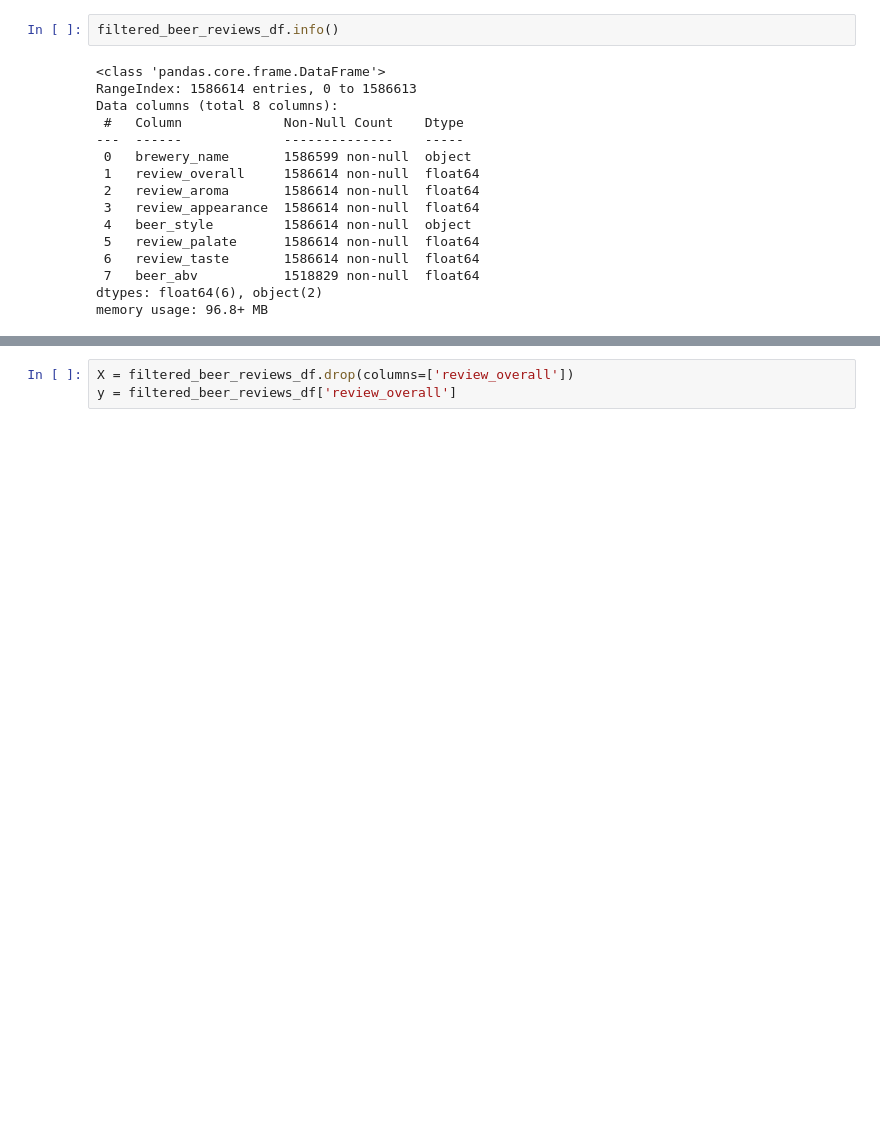
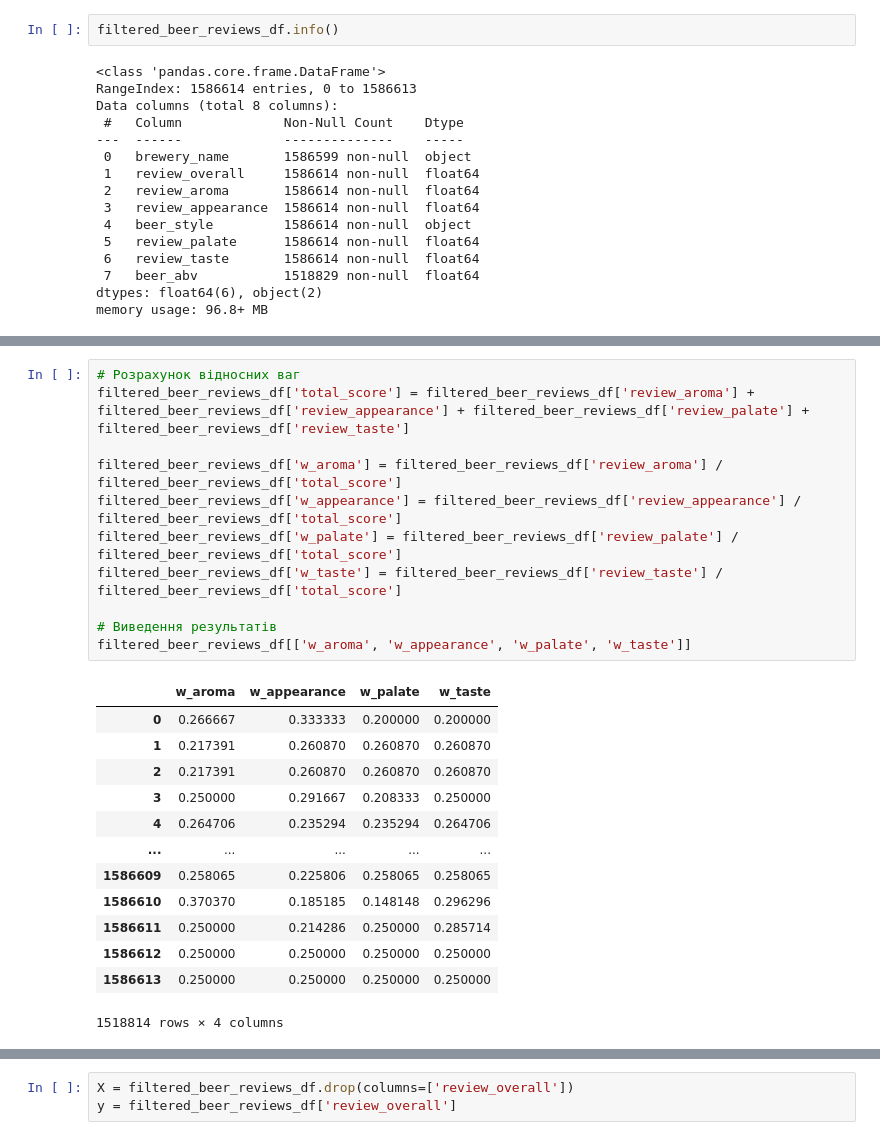
Before and after one commit to YuriiKlim/Projects, a Jupyter notebook: beer-reviews-predict.ipynb, the cells around one changed output, grey strips where cells are left out. Cells and saved outputs as stored; diff of their text form; blank space fills up the shorter version.

```diff
--- a/beer-reviews-predict.ipynb
+++ b/beer-reviews-predict.ipynb
@@ -111,0 +206,25 @@ For example, when doing 'df[col].method(value, inplace=True)', try using 'df.met
+# %%
+# Розрахунок відносних ваг
+filtered_beer_reviews_df['total_score'] = filtered_beer_reviews_df['review_aroma'] + filtered_beer_reviews_df['review_appearance'] + filtered_beer_reviews_df['review_palate'] + filtered_beer_reviews_df['review_taste']
+
+filtered_beer_reviews_df['w_aroma'] = filtered_beer_reviews_df['review_aroma'] / filtered_beer_reviews_df['total_score']
+filtered_beer_reviews_df['w_appearance'] = filtered_beer_reviews_df['review_appearance'] / filtered_beer_reviews_df['total_score']
+filtered_beer_reviews_df['w_palate'] = filtered_beer_reviews_df['review_palate'] / filtered_beer_reviews_df['total_score']
+filtered_beer_reviews_df['w_taste'] = filtered_beer_reviews_df['review_taste'] / filtered_beer_reviews_df['total_score']
+
+# Виведення результатів
+filtered_beer_reviews_df[['w_aroma', 'w_appearance', 'w_palate', 'w_taste']]
+# %% [output]
+|  | w_aroma | w_appearance | w_palate | w_taste |
+| 0 | 0.266667 | 0.333333 | 0.200000 | 0.200000 |
+| 1 | 0.217391 | 0.260870 | 0.260870 | 0.260870 |
+| 2 | 0.217391 | 0.260870 | 0.260870 | 0.260870 |
+| 3 | 0.250000 | 0.291667 | 0.208333 | 0.250000 |
+| 4 | 0.264706 | 0.235294 | 0.235294 | 0.264706 |
+| ... | ... | ... | ... | ... |
+| 1586609 | 0.258065 | 0.225806 | 0.258065 | 0.258065 |
+| 1586610 | 0.370370 | 0.185185 | 0.148148 | 0.296296 |
+| 1586611 | 0.250000 | 0.214286 | 0.250000 | 0.285714 |
+| 1586612 | 0.250000 | 0.250000 | 0.250000 | 0.250000 |
+| 1586613 | 0.250000 | 0.250000 | 0.250000 | 0.250000 |
+1518814 rows × 4 columns
```
Also changed, not shown: parts of 17 cells of this notebook.
